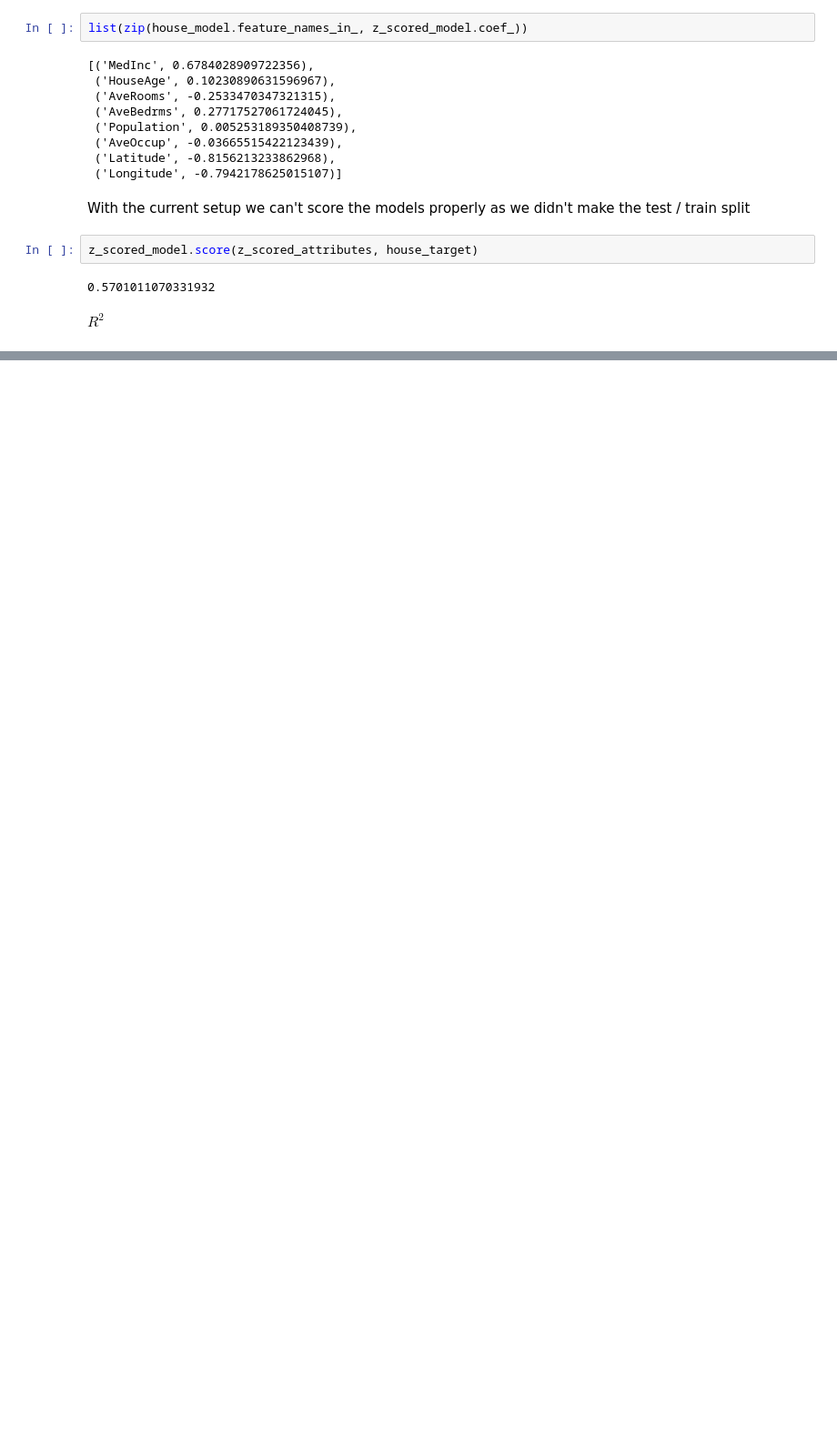
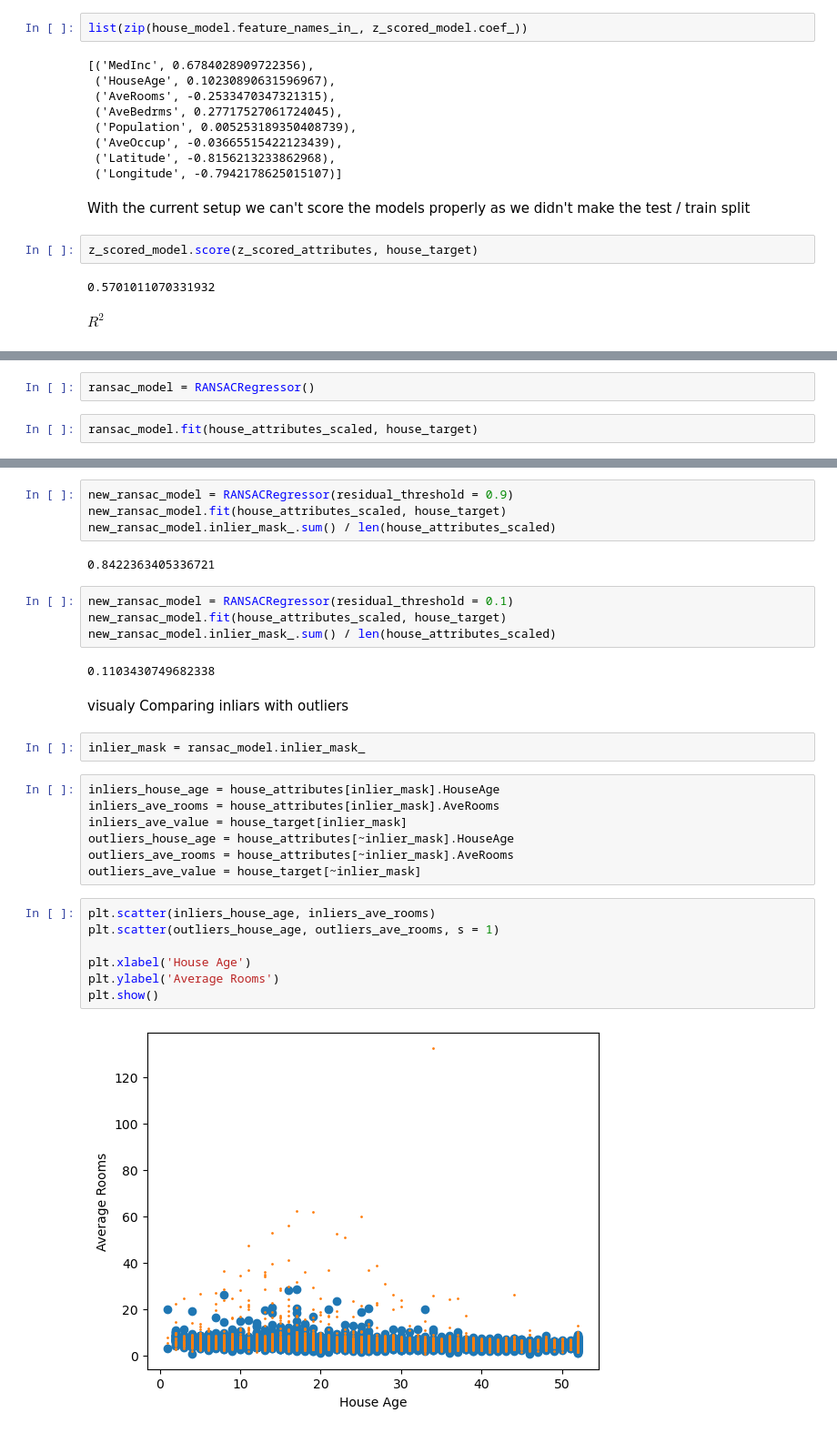
Before and after one commit to mi6oo6im/ml_machine_learning, a Jupyter notebook: Machine_Learning_SoftUni_Sep_Nov_24/02.Linear_and_Logistic_Regressions/demo_linear_regression.ipynb, the cells around one changed output, grey strips where cells are left out. Shown at 91% size. Drawn from its saved outputs; the diff is of its cells as text; blank space fills up the shorter version.

```diff
--- a/Machine_Learning_SoftUni_Sep_Nov_24/02.Linear_and_Logistic_Regressions/demo_linear_regression.ipynb
+++ b/Machine_Learning_SoftUni_Sep_Nov_24/02.Linear_and_Logistic_Regressions/demo_linear_regression.ipynb
@@ -445,0 +448,4 @@ $R^2$
+# %%
+ransac_model = RANSACRegressor()
+# %%
+ransac_model.fit(house_attributes_scaled, house_target)
@@ -445,0 +545,32 @@ $R^2$
+# %%
+new_ransac_model = RANSACRegressor(residual_threshold = 0.9)
+new_ransac_model.fit(house_attributes_scaled, house_target)
+new_ransac_model.inlier_mask_.sum() / len(house_attributes_scaled)
+# %% [output]
+0.8422363405336721
+# %%
+new_ransac_model = RANSACRegressor(residual_threshold = 0.1)
+new_ransac_model.fit(house_attributes_scaled, house_target)
+new_ransac_model.inlier_mask_.sum() / len(house_attributes_scaled)
+# %% [output]
+0.1103430749682338
+# %% [markdown]
+visualy Comparing inliars with outliers
+# %%
+inlier_mask = ransac_model.inlier_mask_
+# %%
+inliers_house_age = house_attributes[inlier_mask].HouseAge
+inliers_ave_rooms = house_attributes[inlier_mask].AveRooms
+inliers_ave_value = house_target[inlier_mask]
+outliers_house_age = house_attributes[~inlier_mask].HouseAge
+outliers_ave_rooms = house_attributes[~inlier_mask].AveRooms
+outliers_ave_value = house_target[~inlier_mask]
+# %%
+plt.scatter(inliers_house_age, inliers_ave_rooms)
+plt.scatter(outliers_house_age, outliers_ave_rooms, s = 1)
+
+plt.xlabel('House Age')
+plt.ylabel('Average Rooms')
+plt.show()
+# %% [output]
+[figure, added]
```
Also changed, not shown: parts of 35 cells of this notebook.
